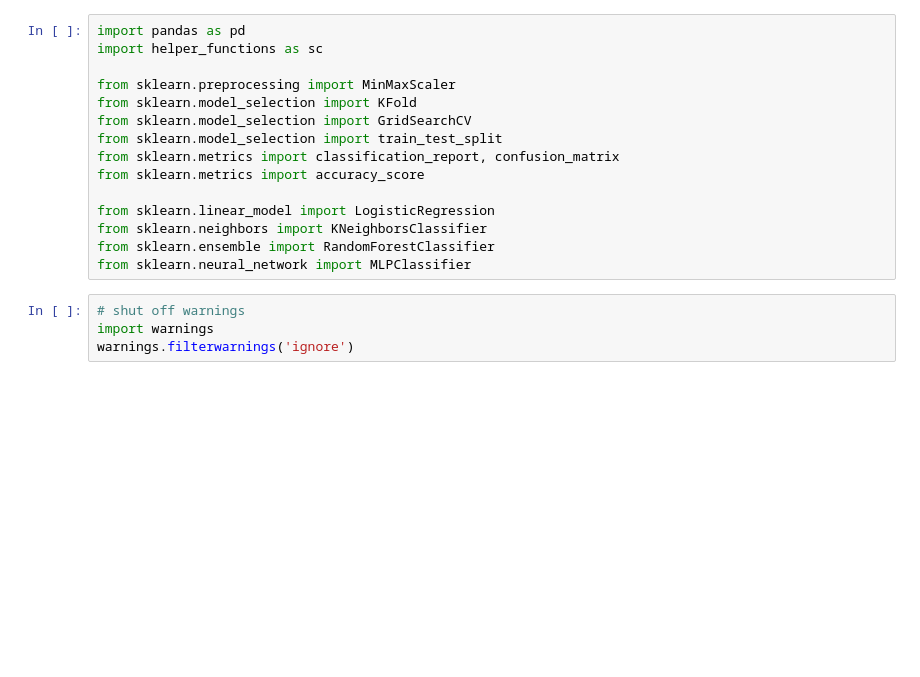
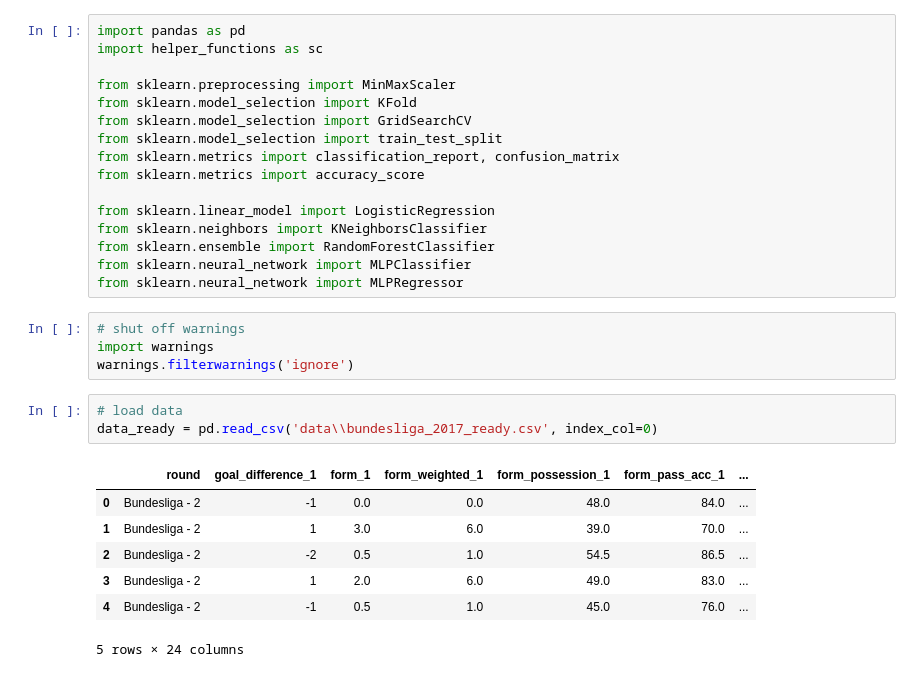
Before and after one commit to krflorian/soccer_odds, a Jupyter notebook: train_ensemble.ipynb, the cells around one changed output. Cells and saved outputs as stored; diff of their text form; blank space fills up the shorter version.

```diff
--- a/train_ensemble.ipynb
+++ b/train_ensemble.ipynb
@@ -13,7 +13,19 @@ from sklearn.linear_model import LogisticRegression
 from sklearn.neighbors import KNeighborsClassifier
 from sklearn.ensemble import RandomForestClassifier
 from sklearn.neural_network import MLPClassifier
+from sklearn.neural_network import MLPRegressor
 # %%
 # shut off warnings
 import warnings
 warnings.filterwarnings('ignore')
+# %%
+# load data
+data_ready = pd.read_csv('data\\bundesliga_2017_ready.csv', index_col=0)
+# %% [output]
+|  | round | goal_difference_1 | form_1 | form_weighted_1 | form_possession_1 | form_pass_acc_1 | ... |
+| 0 | Bundesliga - 2 | -1 | 0.0 | 0.0 | 48.0 | 84.0 | ... |
+| 1 | Bundesliga - 2 | 1 | 3.0 | 6.0 | 39.0 | 70.0 | ... |
+| 2 | Bundesliga - 2 | -2 | 0.5 | 1.0 | 54.5 | 86.5 | ... |
+| 3 | Bundesliga - 2 | 1 | 2.0 | 6.0 | 49.0 | 83.0 | ... |
+| 4 | Bundesliga - 2 | -1 | 0.5 | 1.0 | 45.0 | 76.0 | ... |
+5 rows × 24 columns
```
Also changed, not shown: parts of 17 cells of this notebook, 5 other files.
